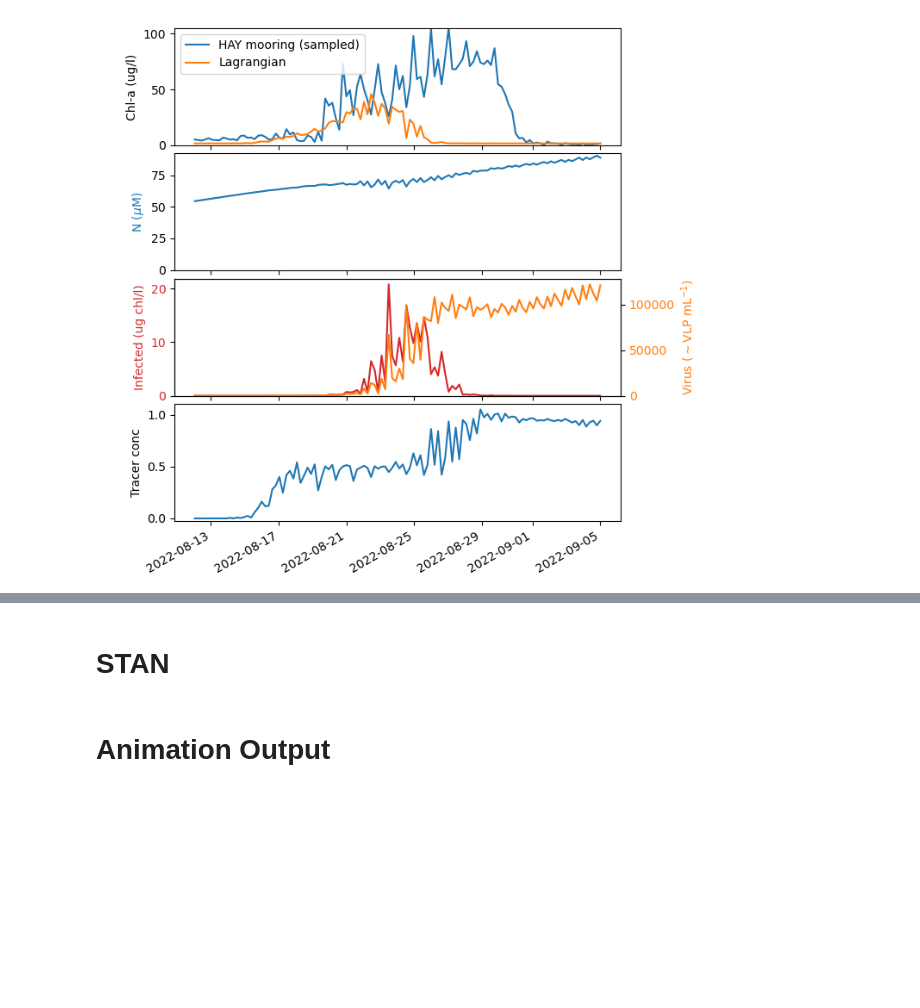
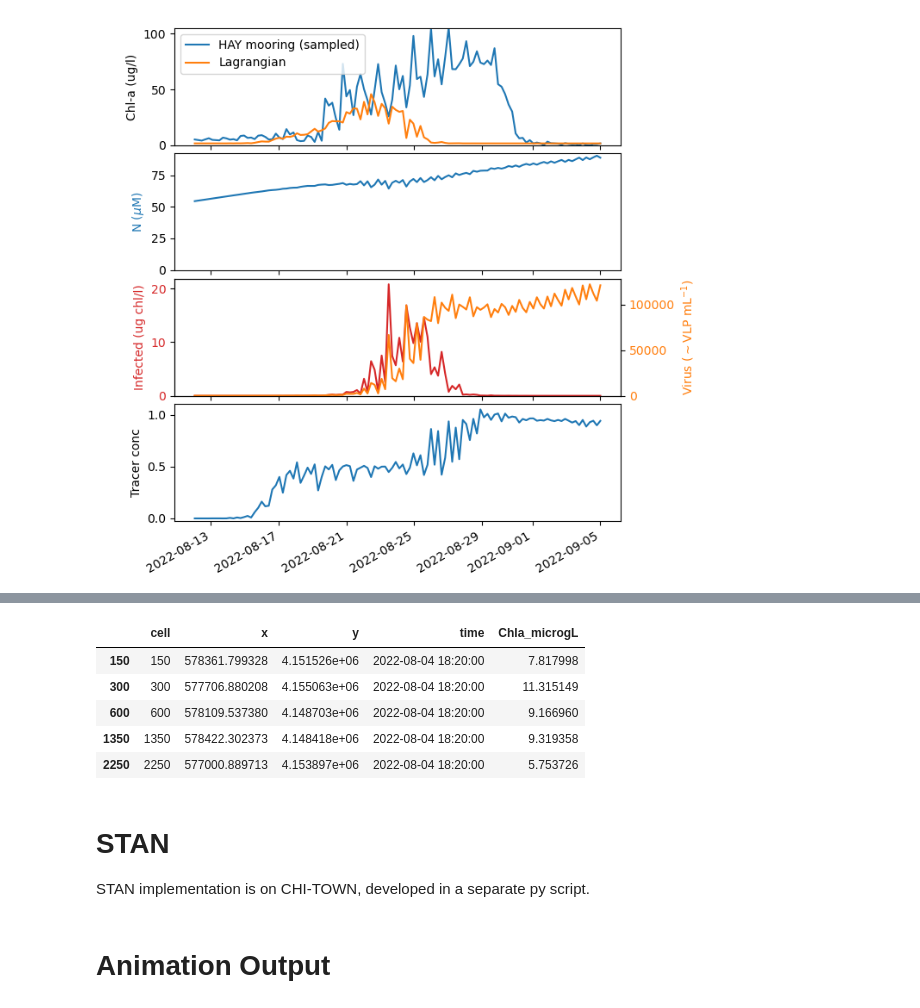
Before and after one commit to rustychris/wy2022_bloom, a Jupyter notebook: bloom_lagrangian_zoop_etal_opt_20260729.ipynb, the cells around one changed output, grey strips where cells are left out. Drawn from its saved outputs; the diff is of its cells as text; code cells hidden in the pictures; blank space fills up the shorter version.

```diff
--- a/bloom_lagrangian_zoop_etal_opt_20260729.ipynb
+++ b/bloom_lagrangian_zoop_etal_opt_20260729.ipynb
@@ -851,6 +978,17 @@ fig_fn(model, mask = model.df_inputs.site.values=='HAY')
+# %%
+df_rs.head()
+# %% [output]
+|  | cell | x | y | time | Chla_microgL |
+| 150 | 150 | 578361.799328 | 4.151526e+06 | 2022-08-04 18:20:00 | 7.817998 |
+| 300 | 300 | 577706.880208 | 4.155063e+06 | 2022-08-04 18:20:00 | 11.315149 |
+| 600 | 600 | 578109.537380 | 4.148703e+06 | 2022-08-04 18:20:00 | 9.166960 |
+| 1350 | 1350 | 578422.302373 | 4.148418e+06 | 2022-08-04 18:20:00 | 9.319358 |
+| 2250 | 2250 | 577000.889713 | 4.153897e+06 | 2022-08-04 18:20:00 | 5.753726 |
 # %% [markdown]
 STAN
 ==
+
+STAN implementation is on CHI-TOWN, developed in a separate py script.
 # %%
 # Assumes a model has been setup and run at least once above
 model.df_inputs.to_csv(f"stan/inputs-{tg.tag}-{tg.tracer_short_name}.csv",index=False)
```
Also changed, not shown: parts of 10 cells of this notebook, 3 other files.
